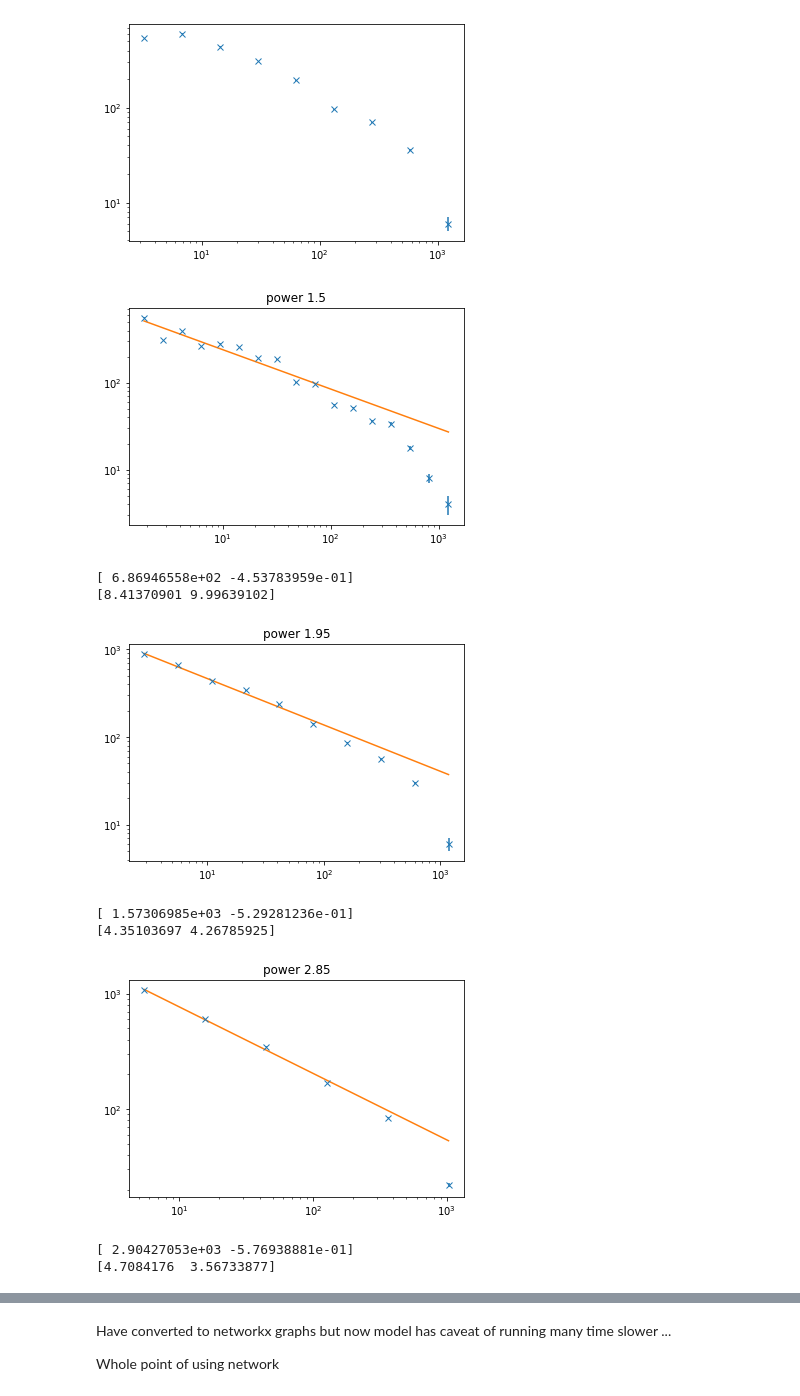
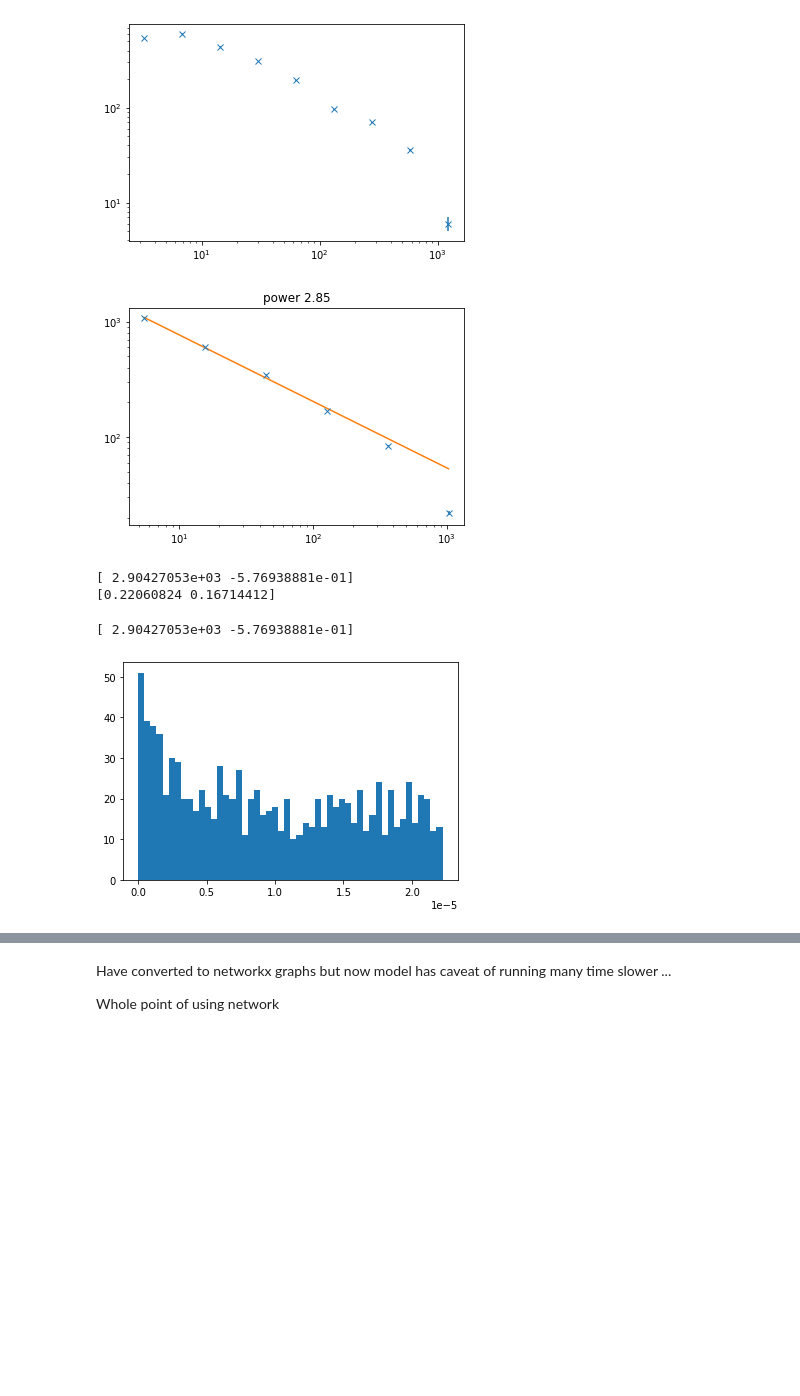
Before and after one commit to Dellapino/MSci-Project, a Jupyter notebook: testing notebook import.ipynb, the cells around one changed output, grey strips where cells are left out. Saved outputs shown, nothing was run; the diff lists cells and outputs as text; code cells hidden in the pictures; blank space fills up the shorter version.

Commit message:
obtained degree and weight distribution

```diff
--- a/testing notebook import.ipynb
+++ b/testing notebook import.ipynb
@@ -769,12 +769,14 @@ def logarithm(x, a, b):
 def power(x, a, b):
     return a * ((x)**b)
 
-def custom_func(x, a, b, c, d):
-    return power(x, a, b) * exponential(x, c, d)
+def check_fit(fit_func, bin_func, data, scale, normed, error = False, plot_scale = 'linear'):
+    if error:
+        x, y, e = bin_func(data, scale, normed)
+        fit, cov = spo.curve_fit(fit_func, x, y, sigma = e, absolute_sigma = 1)
+    else:
+        x, y = bin_func(data, scale, normed)
+        fit, cov = spo.curve_fit(fit_func, x, y)
 
-def check_fit(fit_func, bin_func, data, scale, normed, plot_scale = 'linear'):
-    x, y, e = bin_func(data, scale, normed)
-    fit, cov = spo.curve_fit(fit_func, x, y, absolute_sigma = 0)
     xx = np.linspace(min(x), max(x), 10000)
 
     plt.figure()
@@ -841,9 +843,10 @@ for i in range(11, 30):
     check_fit(power, log_binning_v5, w, i/10, False, 'log')
 '''
 
-check_fit(power, log_binning_v5, w, 1.5, False, 'log')
-check_fit(power, log_binning_v5, w, 1.95, False, 'log')
-check_fit(power, log_binning_v5, w, 2.85, False, 'log')
+#check_fit(power, log_binning_v5, w, 1.5, False, 'log')
+#check_fit(power, log_binning_v5, w, 1.95, False, 'log')
+check_fit(power, log_binning_v5, w, 2.85, False,True, 'log')
+
 
 
 # at best im getting parameter errors of about 25% on average
@@ -854,12 +857,26 @@ check_fit(power, log_binning_v5, w, 2.85, False, 'log')
 # This has improved to about 4% if I ignore some parameters e.g. intercept
 # in the exponential function.
 # %% [output]
-[figure, old version]
+[figure, new version]
-[ 6.86946558e+02 -4.53783959e-01]
-[8.41370901 9.99639102]
+[ 2.90427053e+03 -5.76938881e-01]
+[0.22060824 0.16714412]
-[figure, removed]
-[ 1.57306985e+03 -5.29281236e-01]
-[4.35103697 4.26785925]
-[figure, removed]
-[ 2.90427053e+03 -5.76938881e-01]
-[4.7084176  3.56733877]
+# %%
+x, y, e = log_binning_v5(w, 2.85, False)
+fit, cov = spo.curve_fit(power, x, y)
+xx = np.linspace(0, max(x), 1000)
+
+
+print(fit)
+
+class weight_dist(sps.rv_continuous):
+    def _pdf(self, x):
+        return power(x, *fit/2)
+
+wdist = weight_dist(a = 0)
+pdf = wdist.pdf(x= xx)
+samples = wdist.rvs(size = 1000)
+#samples = np.ceil(samples)
+freqs, edegs, _ = plt.hist(samples, bins = 50, density = 0)
+# %% [output]
+[ 2.90427053e+03 -5.76938881e-01]
+[figure, added]
```
Also changed, not shown: parts of 14 cells of this notebook.
